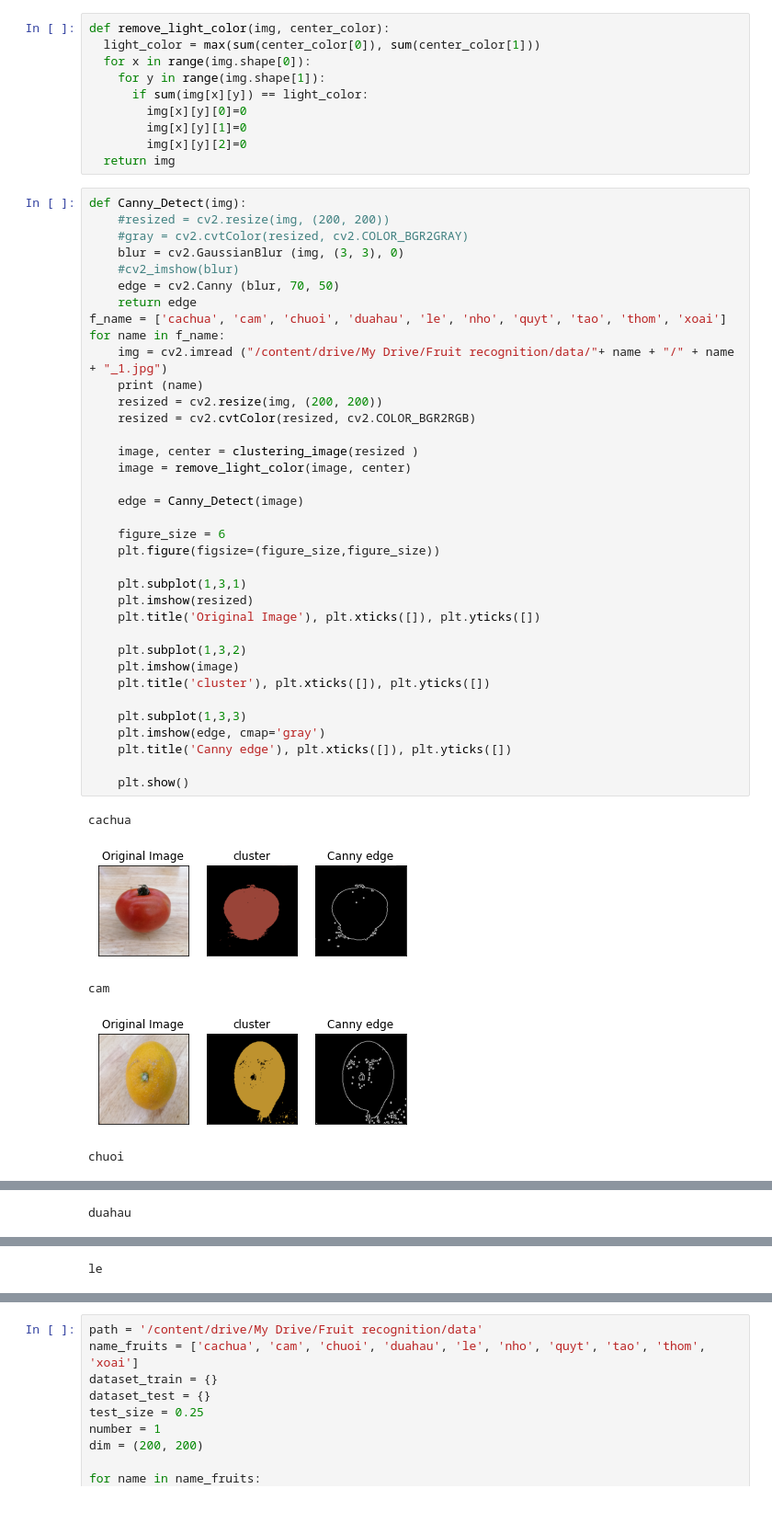
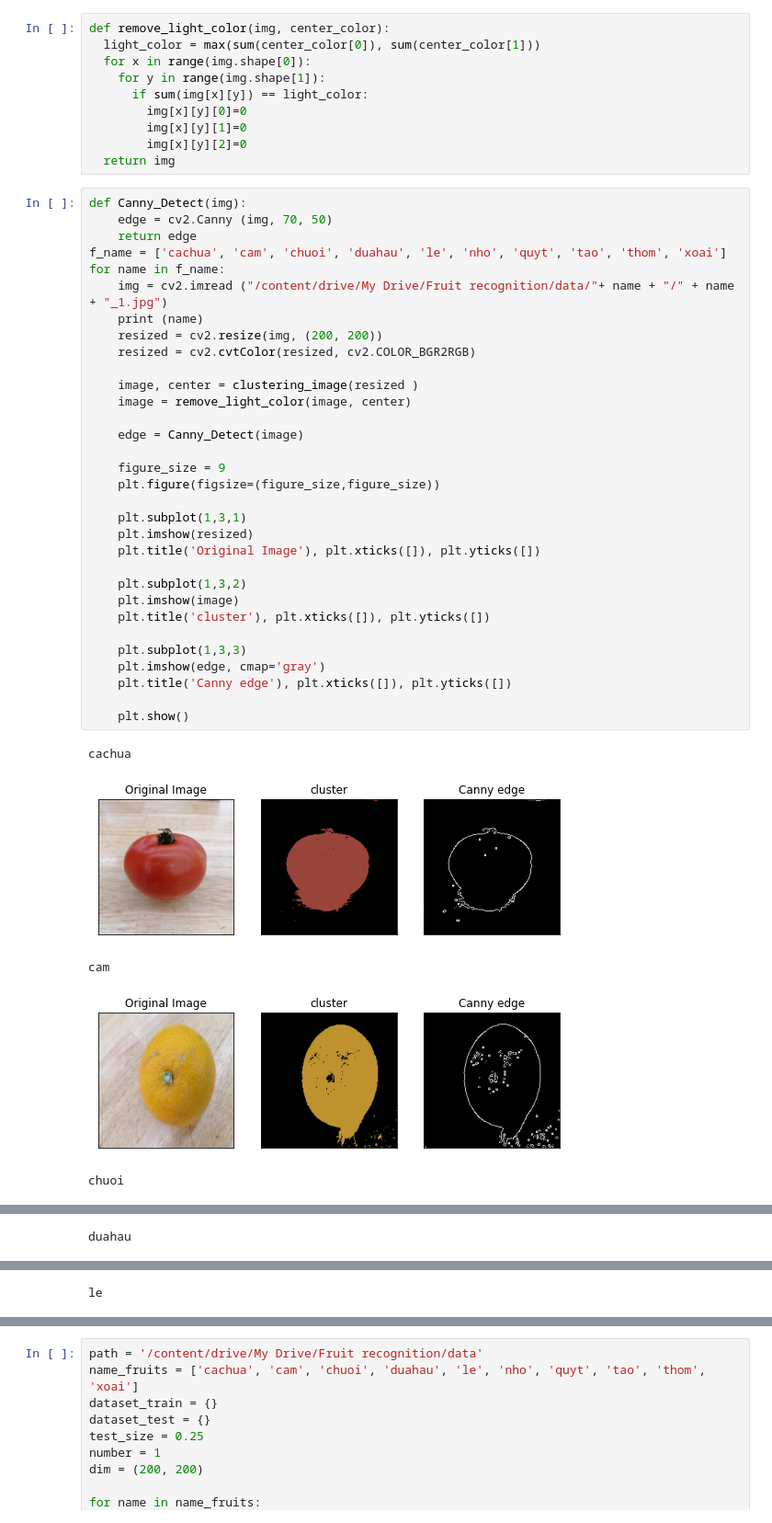
Before and after one commit to HuyKhoi-code/fruits, a Jupyter notebook: 25_edge+cluster.ipynb, the cells around one changed output, grey strips where cells are left out. Shown at 92% size. Saved outputs shown, nothing was run; the diff lists cells and outputs as text.

```diff
--- a/25_edge+cluster.ipynb
+++ b/25_edge+cluster.ipynb
@@ -44,43 +44,39 @@ def remove_light_color(img, center_color):
   return img
 # %%
 def Canny_Detect(img):
-    #resized = cv2.resize(img, (200, 200))
-    #gray = cv2.cvtColor(resized, cv2.COLOR_BGR2GRAY)
-    blur = cv2.GaussianBlur (img, (3, 3), 0)
-    #cv2_imshow(blur)
-    edge = cv2.Canny (blur, 70, 50)
+    edge = cv2.Canny (img, 70, 50)
     return edge
 f_name = ['cachua', 'cam', 'chuoi', 'duahau', 'le', 'nho', 'quyt', 'tao', 'thom', 'xoai']
 for name in f_name:
     img = cv2.imread ("/content/drive/My Drive/Fruit recognition/data/"+ name + "/" + name + "_1.jpg")
     print (name)
     resized = cv2.resize(img, (200, 200))
     resized = cv2.cvtColor(resized, cv2.COLOR_BGR2RGB)
 
     image, center = clustering_image(resized )
     image = remove_light_color(image, center)
 
     edge = Canny_Detect(image)
 
-    figure_size = 6
+    figure_size = 9
     plt.figure(figsize=(figure_size,figure_size))
 
     plt.subplot(1,3,1)
     plt.imshow(resized)
     plt.title('Original Image'), plt.xticks([]), plt.yticks([])
 
     plt.subplot(1,3,2)
     plt.imshow(image)
     plt.title('cluster'), plt.xticks([]), plt.yticks([])
 
     plt.subplot(1,3,3)
     plt.imshow(edge, cmap='gray')
     plt.title('Canny edge'), plt.xticks([]), plt.yticks([])
 
     plt.show()
 # %% [output]
 cachua
-[figure, old version]
+[figure, new version]
 cam
-[figure, old version]
+[figure, new version]
 chuoi
```
Also changed, not shown: parts of 1 cell of this notebook.
